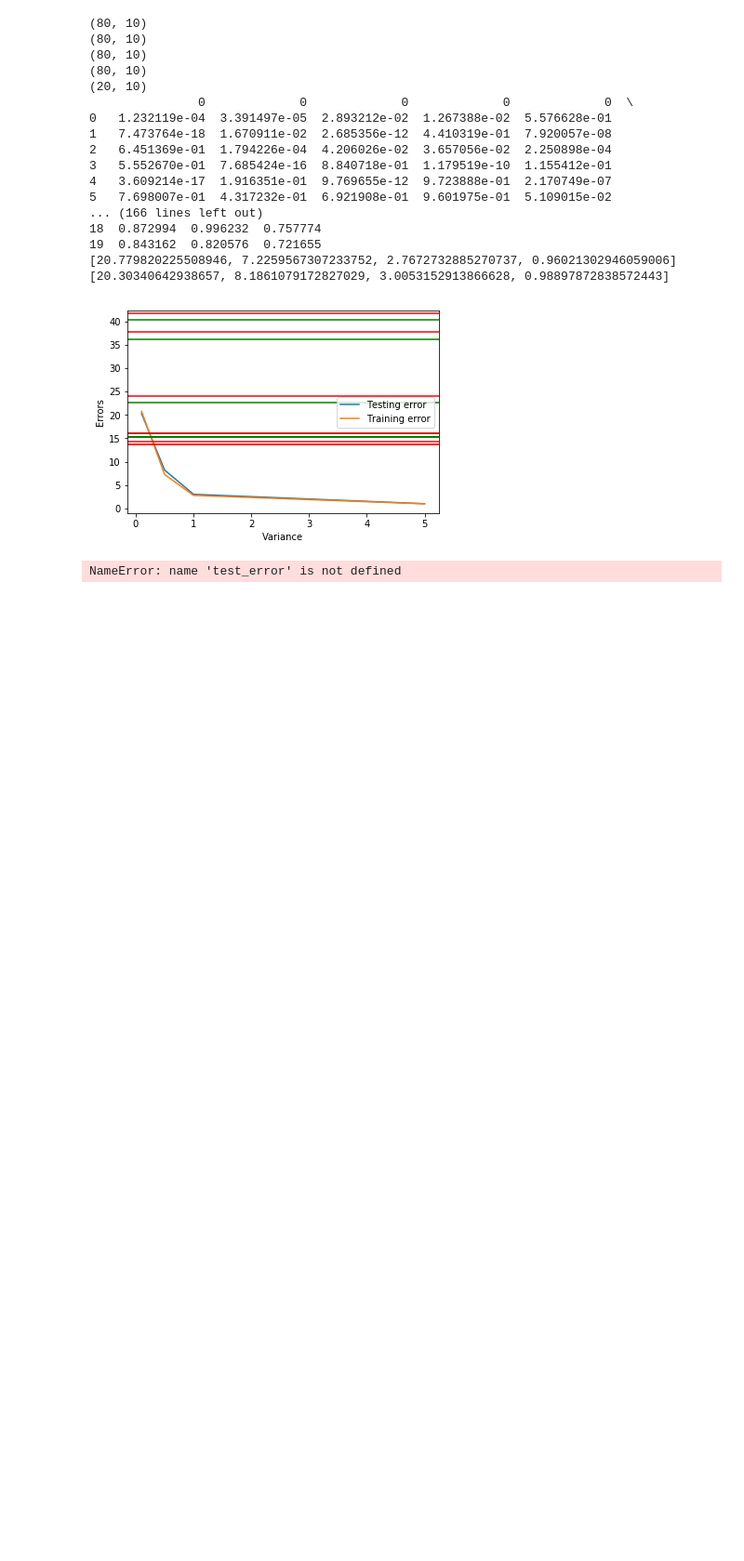
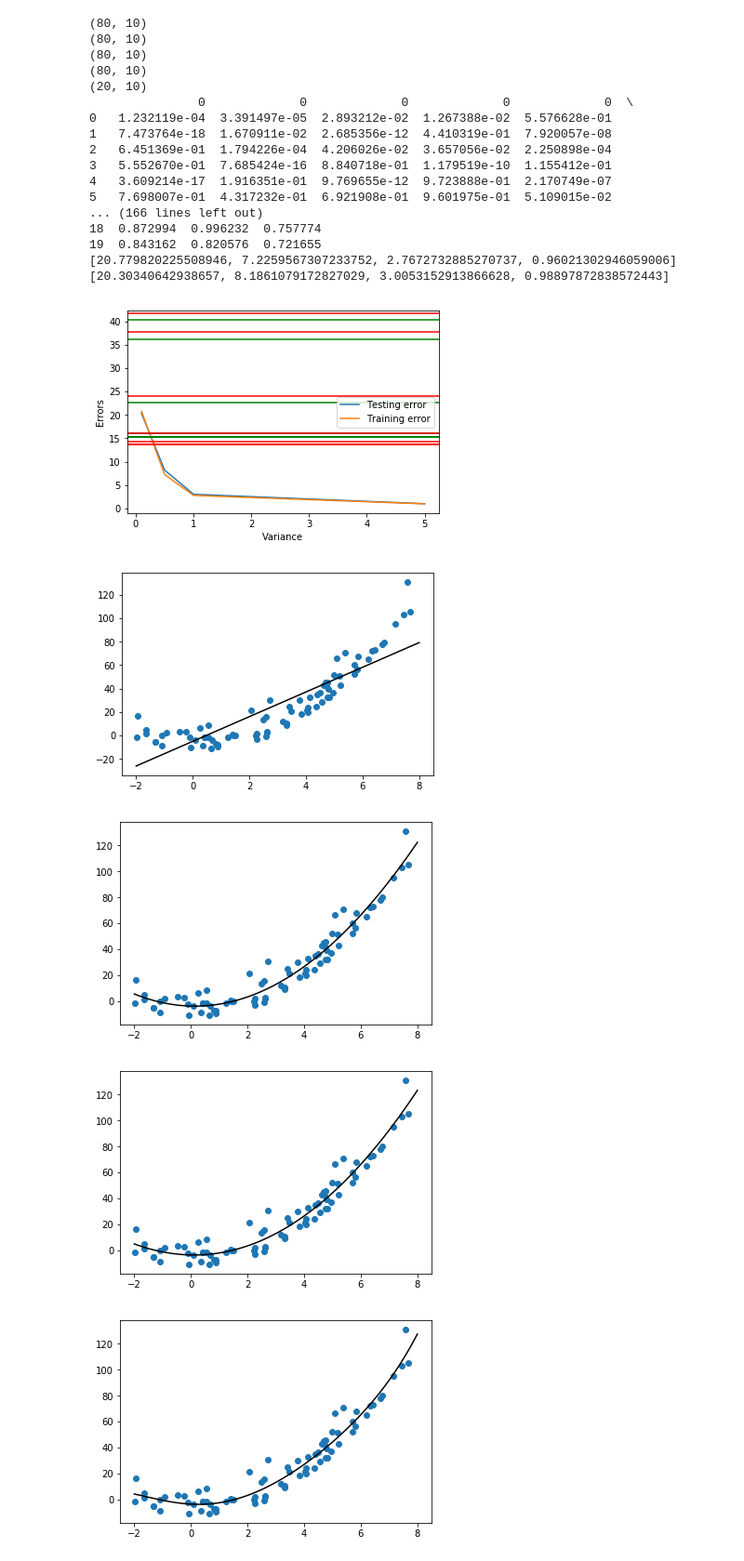
Before and after one commit to peterpark77/comp652, a Jupyter notebook: ASS1/Untitled.ipynb, the cells around one changed output. Shown at 93% size. Saved outputs shown, nothing was run; the diff lists cells and outputs as text; code cells hidden in the pictures; blank space fills up the shorter version.

```diff
--- a/ASS1/Untitled.ipynb
+++ b/ASS1/Untitled.ipynb
@@ -387,19 +403,22 @@ deg = [1,2,3,5,9]
 reg = [0.01, 0.1, 1, 10]
 # %%
 scores_array = {}
-test_error
+
 for i in deg:
     transform_basis_X = np.array(polynomial_basis(X_train, i))
     new_lin_reg = LinearRegression()
     new_lin_reg.fit(transform_basis_X, Y_train)
     #min_x = min(transform_basis_X[:,0])
     #max_x = max(transform_basis_X[:,0])
     #q = np.linspace()
     plt.scatter(transform_basis_X[:,0], Y_train, label = 'weight' + str(deg))
     x_plot = np.linspace(-2, 8, 100)
     plt.plot(x_plot, new_lin_reg.predict(polynomial_basis(np.array([(i,j) for i,j in zip(x_plot,x_plot)]), i)), 'k')
     plt.show()
     scores = cross_validate(new_lin_reg, transform_basis_X, Y_train, scoring='neg_mean_squared_error', cv=5, return_train_score=True)
     scores_array[i] =  np.average(np.sqrt(-scores['test_score']))
 # %% [output]
-NameError: name 'test_error' is not defined
+[figure, added]
+[figure, added]
+[figure, added]
+[figure, added]
```
Also changed, not shown: parts of 14 cells of this notebook, 1 other file.
